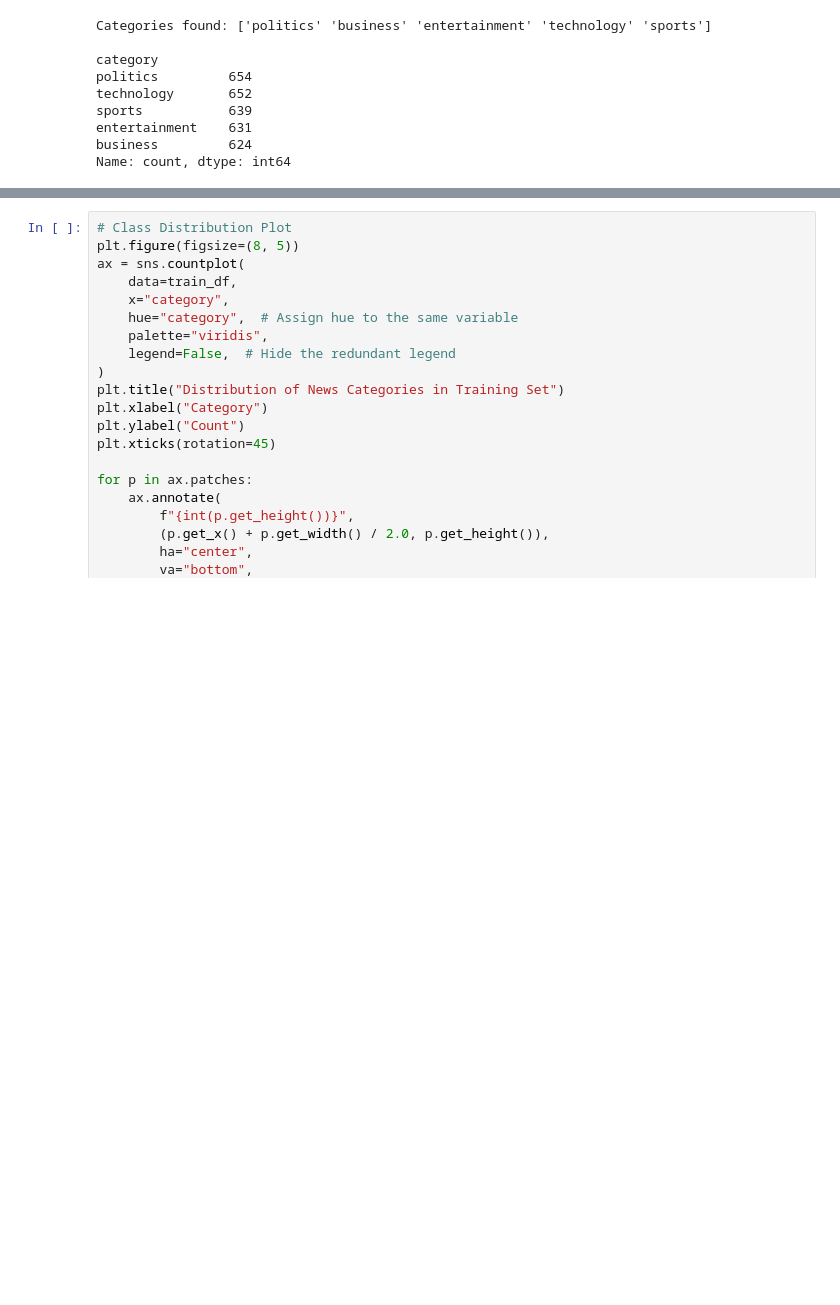
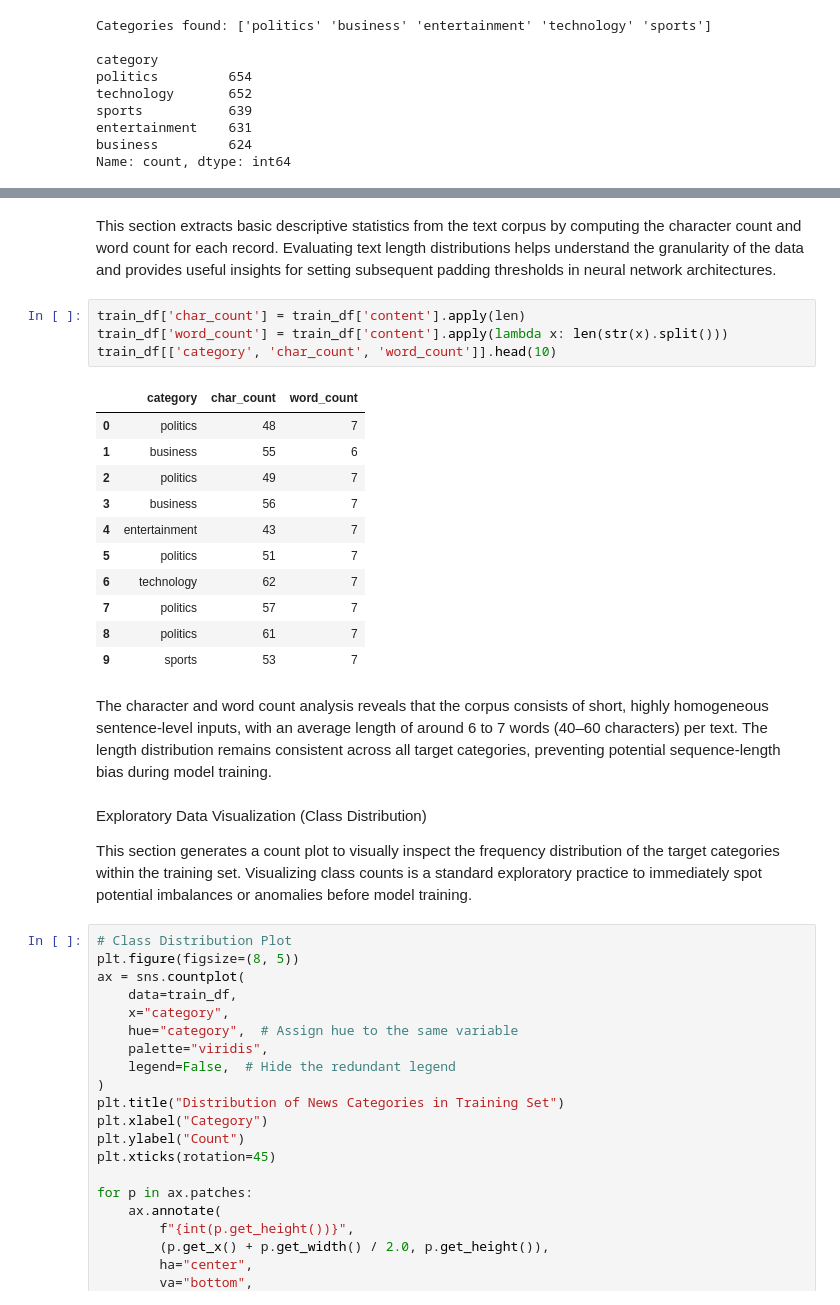
Before and after one commit to francescachn/Text-mining-project, a Jupyter notebook: progetto data .ipynb, the cells around one changed output, grey strips where cells are left out. Cells and saved outputs as stored; diff of their text form; blank space fills up the shorter version.

```diff
--- a/progetto data .ipynb
+++ b/progetto data .ipynb
@@ -108,3 +134,33 @@ Name: count, dtype: int64
+# %% [markdown]
+This section extracts basic descriptive statistics from the text corpus by computing
+the character count and word count for each record. Evaluating text length distributions
+helps understand the granularity of the data and provides useful insights for setting
+subsequent padding thresholds in neural network architectures.
+# %%
+train_df['char_count'] = train_df['content'].apply(len)
+train_df['word_count'] = train_df['content'].apply(lambda x: len(str(x).split()))
+train_df[['category', 'char_count', 'word_count']].head(10)
+# %% [output]
+|  | category | char_count | word_count |
+| 0 | politics | 48 | 7 |
+| 1 | business | 55 | 6 |
+| 2 | politics | 49 | 7 |
+| 3 | business | 56 | 7 |
+| 4 | entertainment | 43 | 7 |
+| 5 | politics | 51 | 7 |
+| 6 | technology | 62 | 7 |
+| 7 | politics | 57 | 7 |
+| 8 | politics | 61 | 7 |
+| 9 | sports | 53 | 7 |
+# %% [markdown]
+The character and word count analysis reveals that the corpus consists of short, highly homogeneous sentence-level inputs, with an average length of around 6 to 7 words (40–60 characters) per text. The length distribution remains consistent across all target categories, preventing potential sequence-length bias during model training.
+# %% [markdown]
+Exploratory Data Visualization (Class Distribution)
+
+This section generates a count plot to visually inspect the frequency distribution
+of the target categories within the training set. Visualizing class counts is a
+standard exploratory practice to immediately spot potential imbalances or anomalies
+before model training.
 # %%
 # Class Distribution Plot
 plt.figure(figsize=(8, 5))
```
Also changed, not shown: parts of 37 cells of this notebook.
